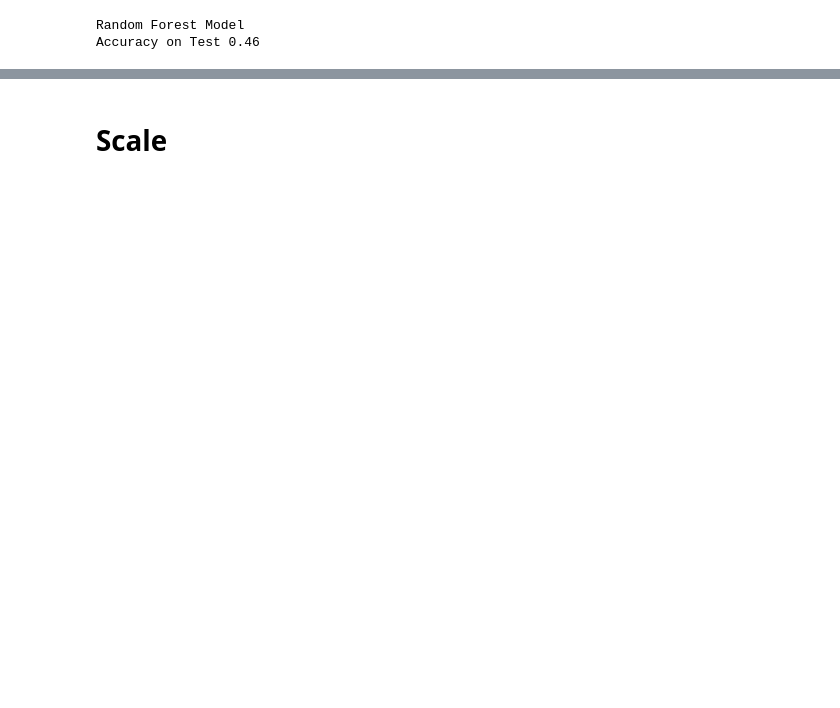
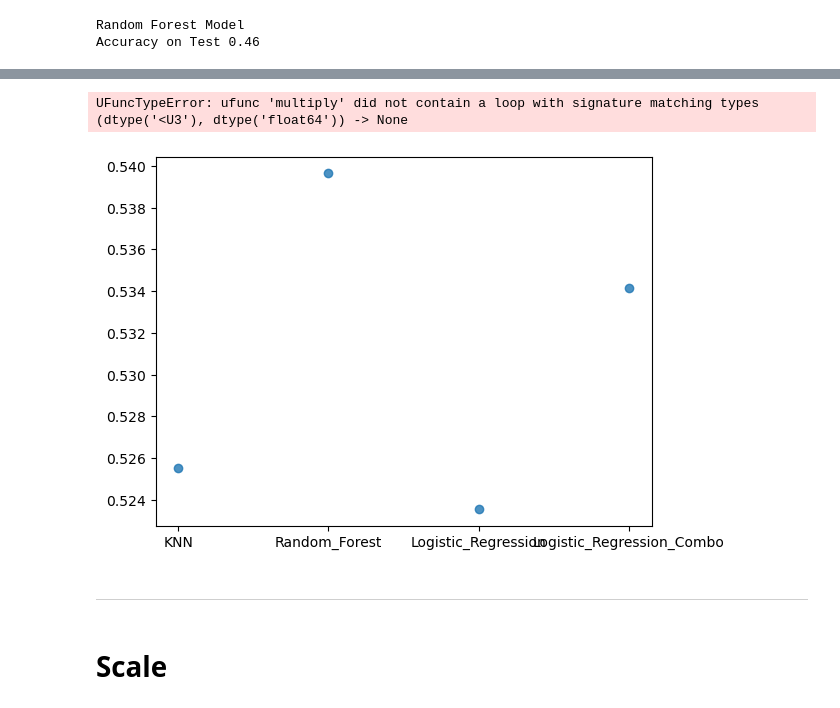
Before and after one commit to noether-manjor/clustering-project, a Jupyter notebook: manny/modeling_mvp.ipynb, the cells around one changed output, grey strips where cells are left out. Cells and saved outputs as stored; diff of their text form; code cells hidden in the pictures; blank space fills up the shorter version.

```diff
--- a/manny/modeling_mvp.ipynb
+++ b/manny/modeling_mvp.ipynb
@@ -492,0 +521,20 @@ plt.show()
+# %%
+# Best Model: Combo - Logistic Regression
+best_lr2 = LogisticRegression(C=100, random_state=42,intercept_scaling=1, solver="newton-cg")
+best_lr2.fit(X_train, y_train)
+
+best_lr2_train_score = best_lr2.score(X_train, y_train)
+best_lr2_validate_score = best_lr2.score(X_validate, y_validate)
+# %%
+# lists with model names & score information
+best_model_name_list = ["KNN","Random_Forest","Logistic_Regression","Logistic_Regression_Combo"]
+best_model_train_scores_list = [best_knn_train_score,best_rf_train_score,best_lr1_train_score,best_lr2_train_score]
+best_model_validate_scores_list = [best_knn_validate,best_rf_validate_score,best_lr1_validate_score,best_lr2_validate_score]
+# %%
+# new empty DataFrame
+best_scores_df = pd.DataFrame()
+# %%
+# new columns using lists for data
+best_scores_df["Model"] = best_model_name_list
+best_scores_df["Train_Score"] = best_model_train_scores_list
+best_scores_df["Validate_Score"] = best_model_validate_scores_list
@@ -493,3 +549,10 @@ plt.show()
+# %%
+sns.regplot(data=best_scores_df, x="make_magic", y="HAPPEN!")
+# %% [output]
+UFuncTypeError: ufunc 'multiply' did not contain a loop with signature matching types (dtype('<U3'), dtype('float64')) -> None
+[figure, added]
+# %% [markdown]
+---
 # %% [markdown]
 # Scale
 # %%
```
Also changed, not shown: parts of 66 cells of this notebook.
